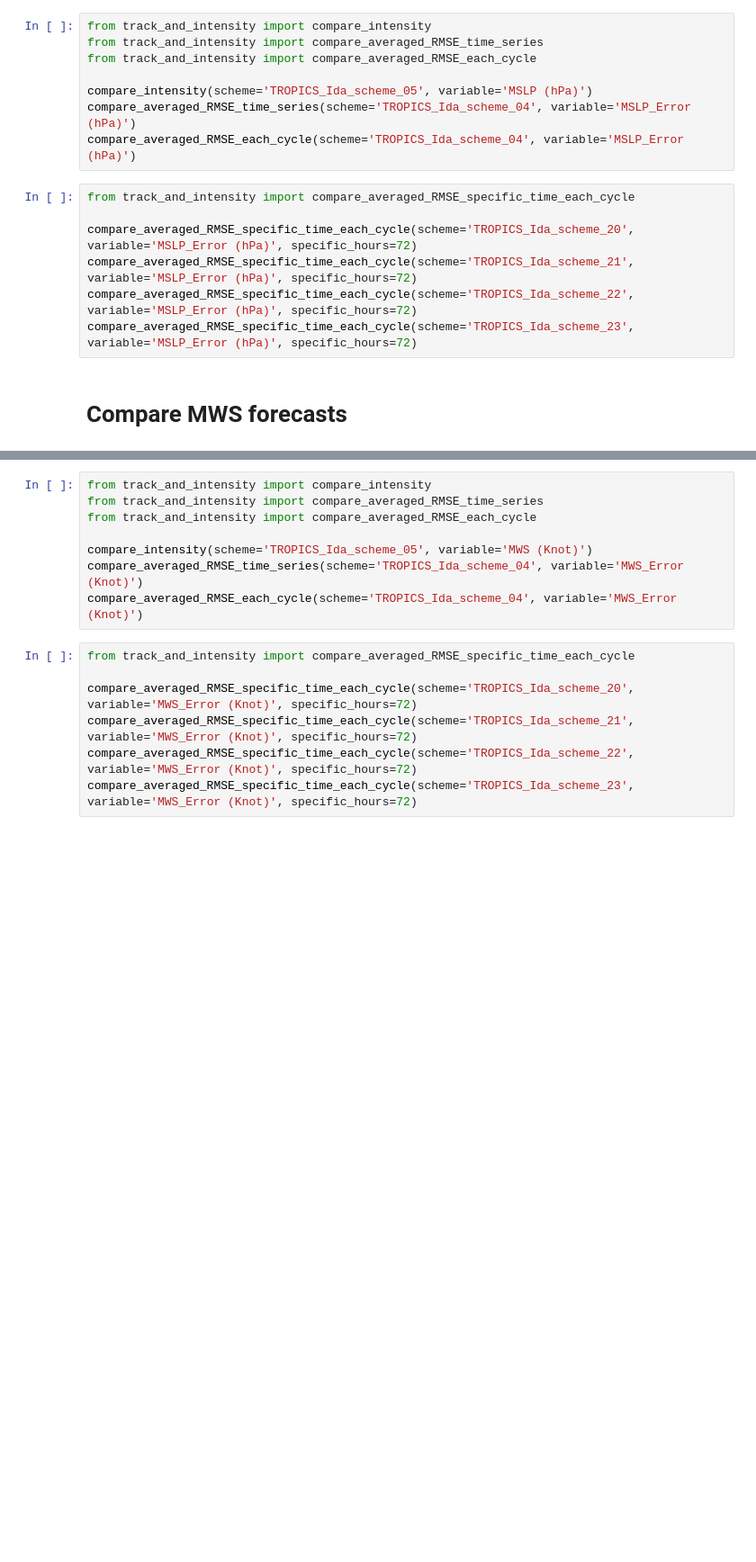
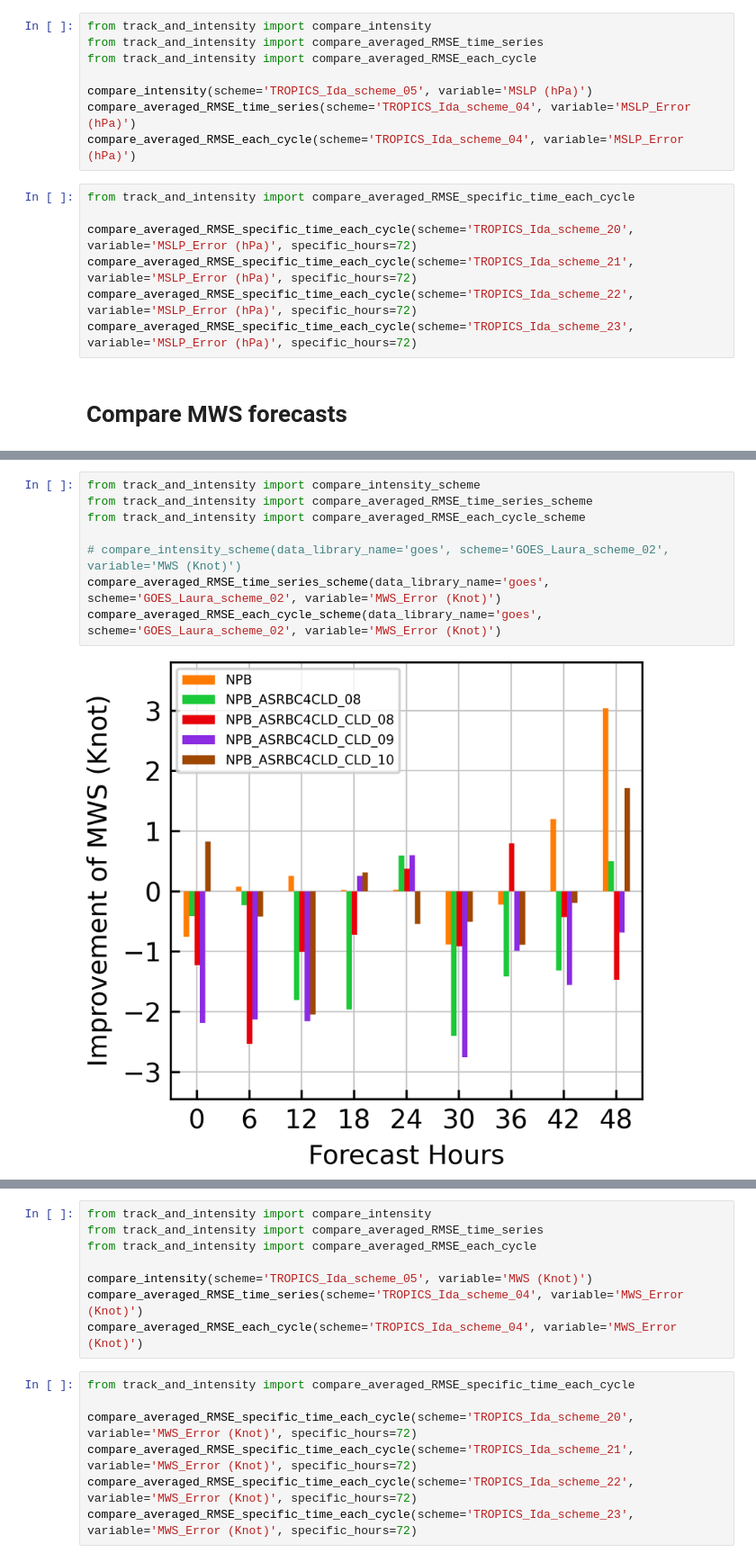
Before and after one commit to RoyCaitSith/climetlab-my-plugin, a Jupyter notebook: notebooks/track_and_intensity.ipynb, the cells around one changed output, grey strips where cells are left out. Shown at 90% size. Cells and saved outputs as stored; diff of their text form; blank space fills up the shorter version.

```diff
--- a/notebooks/track_and_intensity.ipynb
+++ b/notebooks/track_and_intensity.ipynb
@@ -92,0 +98,10 @@ Cycles: 0/4 files | 00:00<?
+# %%
+from track_and_intensity import compare_intensity_scheme
+from track_and_intensity import compare_averaged_RMSE_time_series_scheme
+from track_and_intensity import compare_averaged_RMSE_each_cycle_scheme
+
+# compare_intensity_scheme(data_library_name='goes', scheme='GOES_Laura_scheme_02', variable='MWS (Knot)')
+compare_averaged_RMSE_time_series_scheme(data_library_name='goes', scheme='GOES_Laura_scheme_02', variable='MWS_Error (Knot)')
+compare_averaged_RMSE_each_cycle_scheme(data_library_name='goes', scheme='GOES_Laura_scheme_02', variable='MWS_Error (Knot)')
+# %% [output]
+[figure, added]
```
Also changed, not shown: parts of 7 cells of this notebook, 2 other files.
